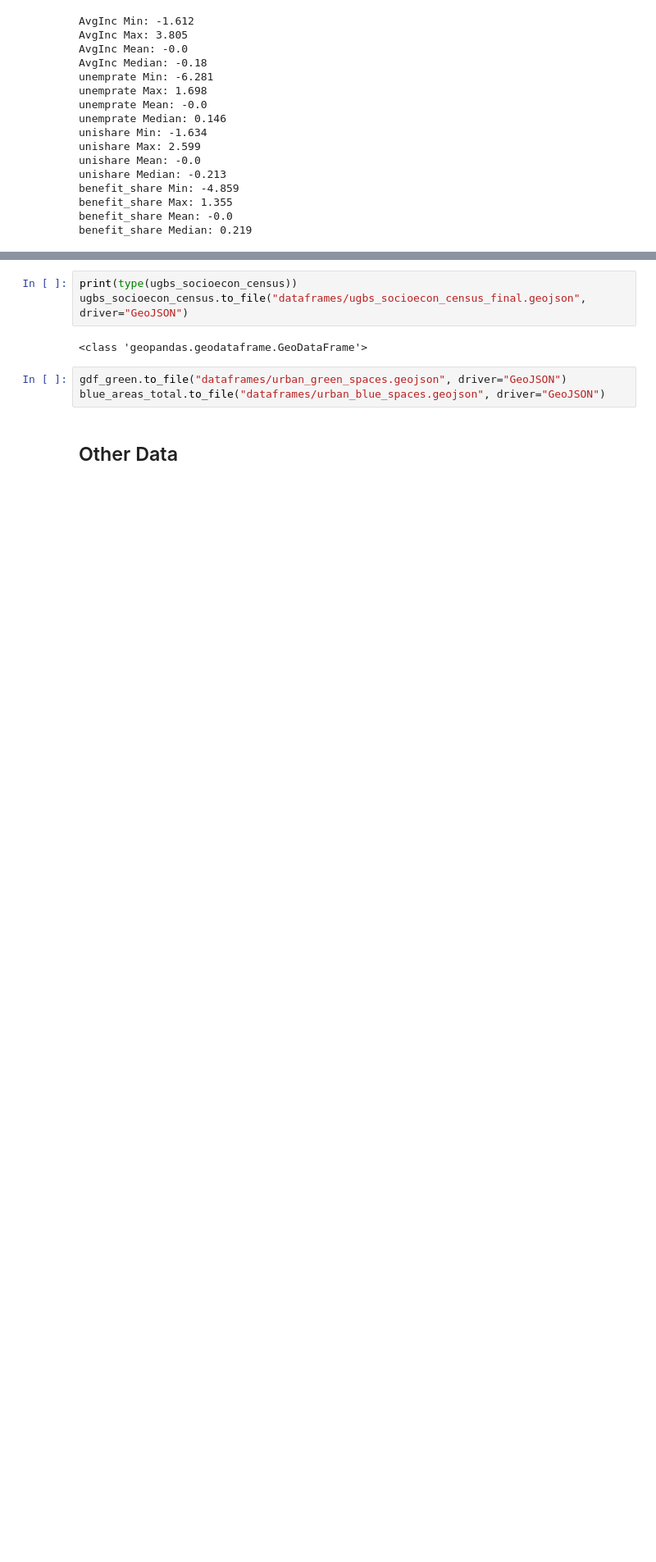
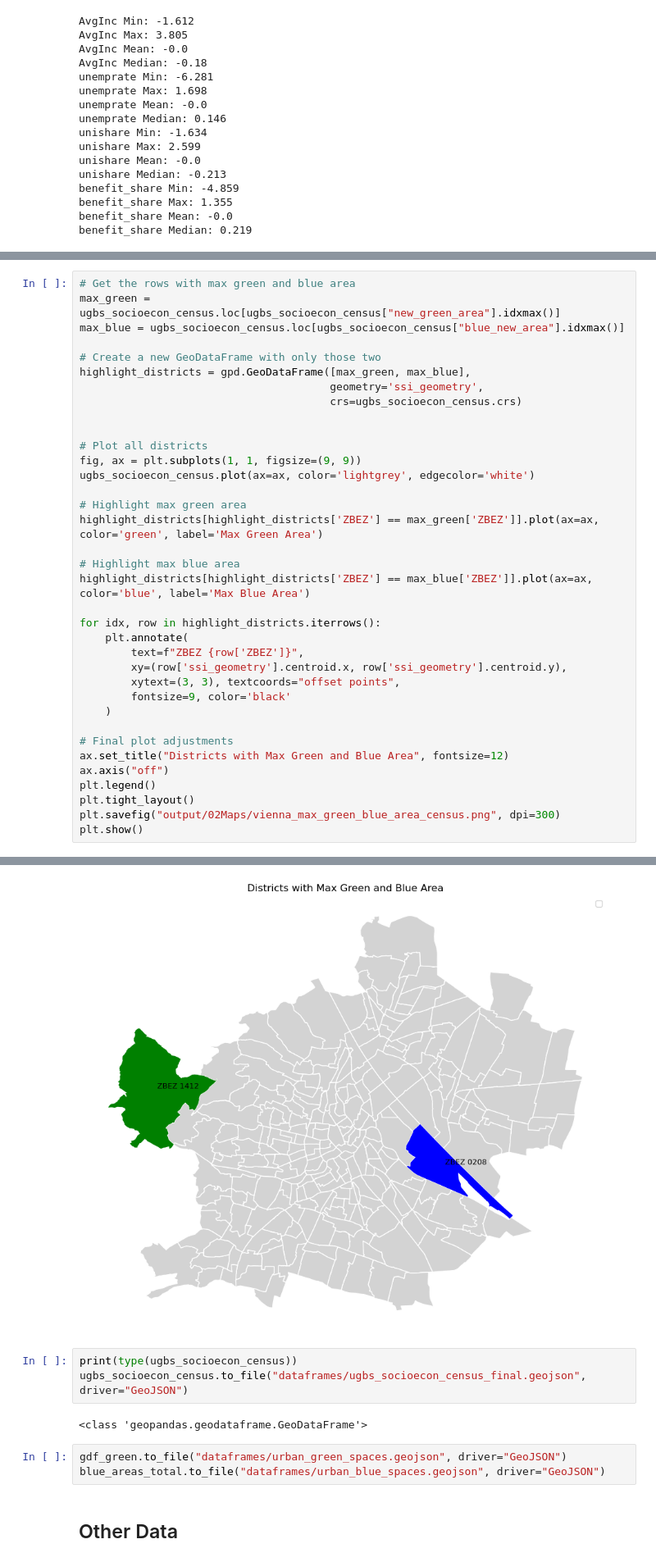
Before and after one commit to isiloral/ma_thesis, a Jupyter notebook: 01.DataProcessing_may22.ipynb, the cells around one changed output, grey strips where cells are left out. Shown at 82% size. Saved outputs shown, nothing was run; the diff lists cells and outputs as text; blank space fills up the shorter version.

```diff
--- a/01.DataProcessing_may22.ipynb
+++ b/01.DataProcessing_may22.ipynb
@@ -692,0 +784,37 @@ benefit_share Median: 0.219
+# %%
+# Get the rows with max green and blue area
+max_green = ugbs_socioecon_census.loc[ugbs_socioecon_census["new_green_area"].idxmax()]
+max_blue = ugbs_socioecon_census.loc[ugbs_socioecon_census["blue_new_area"].idxmax()]
+
+# Create a new GeoDataFrame with only those two
+highlight_districts = gpd.GeoDataFrame([max_green, max_blue],
+                                       geometry='ssi_geometry',
+                                       crs=ugbs_socioecon_census.crs)
+
+
+# Plot all districts
+fig, ax = plt.subplots(1, 1, figsize=(9, 9))
+ugbs_socioecon_census.plot(ax=ax, color='lightgrey', edgecolor='white')
+
+# Highlight max green area
+highlight_districts[highlight_districts['ZBEZ'] == max_green['ZBEZ']].plot(ax=ax, color='green', label='Max Green Area')
+
+# Highlight max blue area
+highlight_districts[highlight_districts['ZBEZ'] == max_blue['ZBEZ']].plot(ax=ax, color='blue', label='Max Blue Area')
+
+for idx, row in highlight_districts.iterrows():
+    plt.annotate(
+        text=f"ZBEZ {row['ZBEZ']}",
+        xy=(row['ssi_geometry'].centroid.x, row['ssi_geometry'].centroid.y),
+        xytext=(3, 3), textcoords="offset points",
+        fontsize=9, color='black'
+    )
+
+# Final plot adjustments
+ax.set_title("Districts with Max Green and Blue Area", fontsize=12)
+ax.axis("off")
+plt.legend()
+plt.tight_layout()
+plt.savefig("output/02Maps/vienna_max_green_blue_area_census.png", dpi=300)
+plt.show()
+# %% [output]
@@ -693,3 +823,4 @@ benefit_share Median: 0.219
+[figure, added]
 # %%
 print(type(ugbs_socioecon_census))
 ugbs_socioecon_census.to_file("dataframes/ugbs_socioecon_census_final.geojson", driver="GeoJSON")
```
Also changed, not shown: parts of 9 cells of this notebook, 40 other files.
